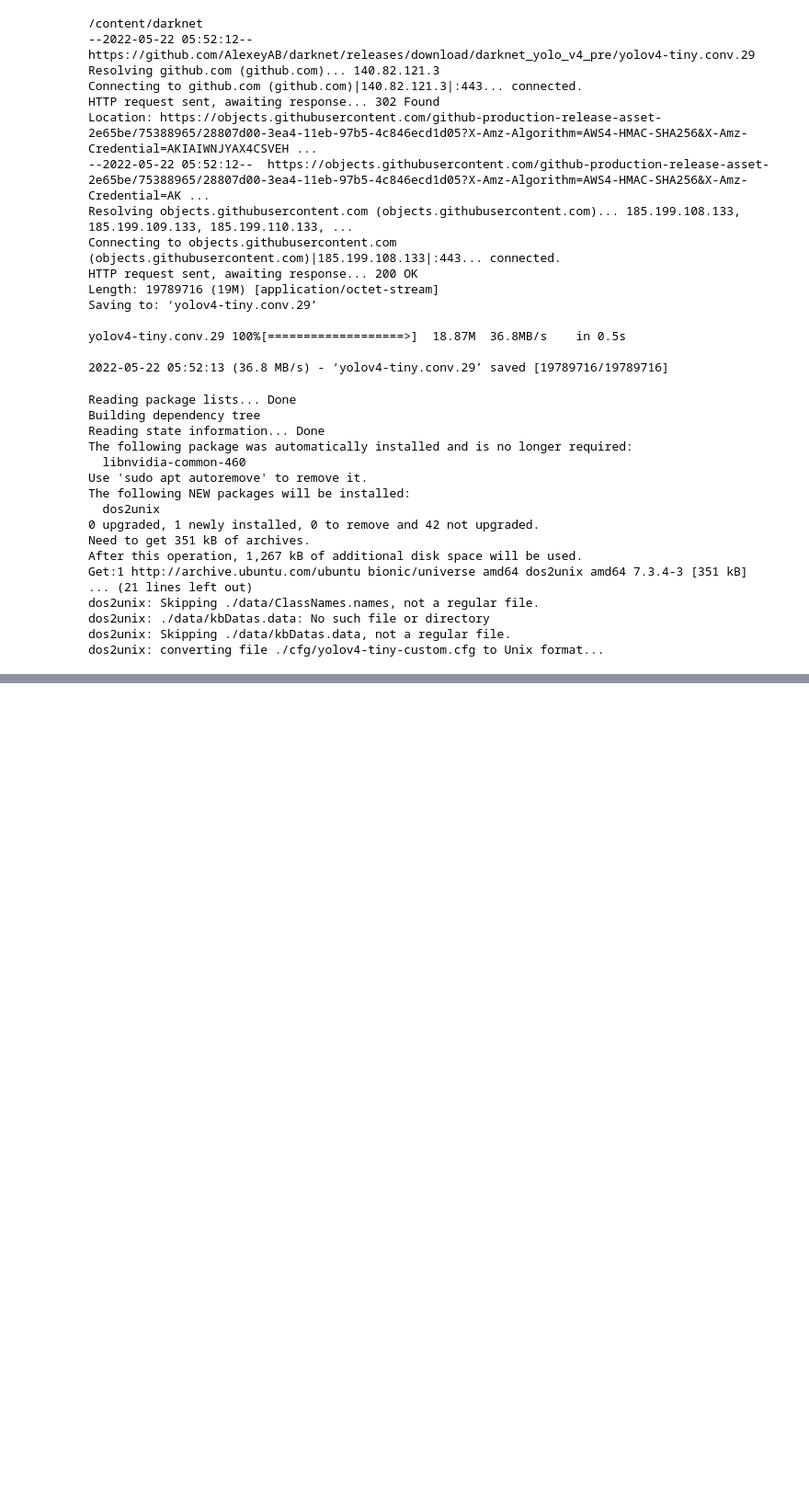
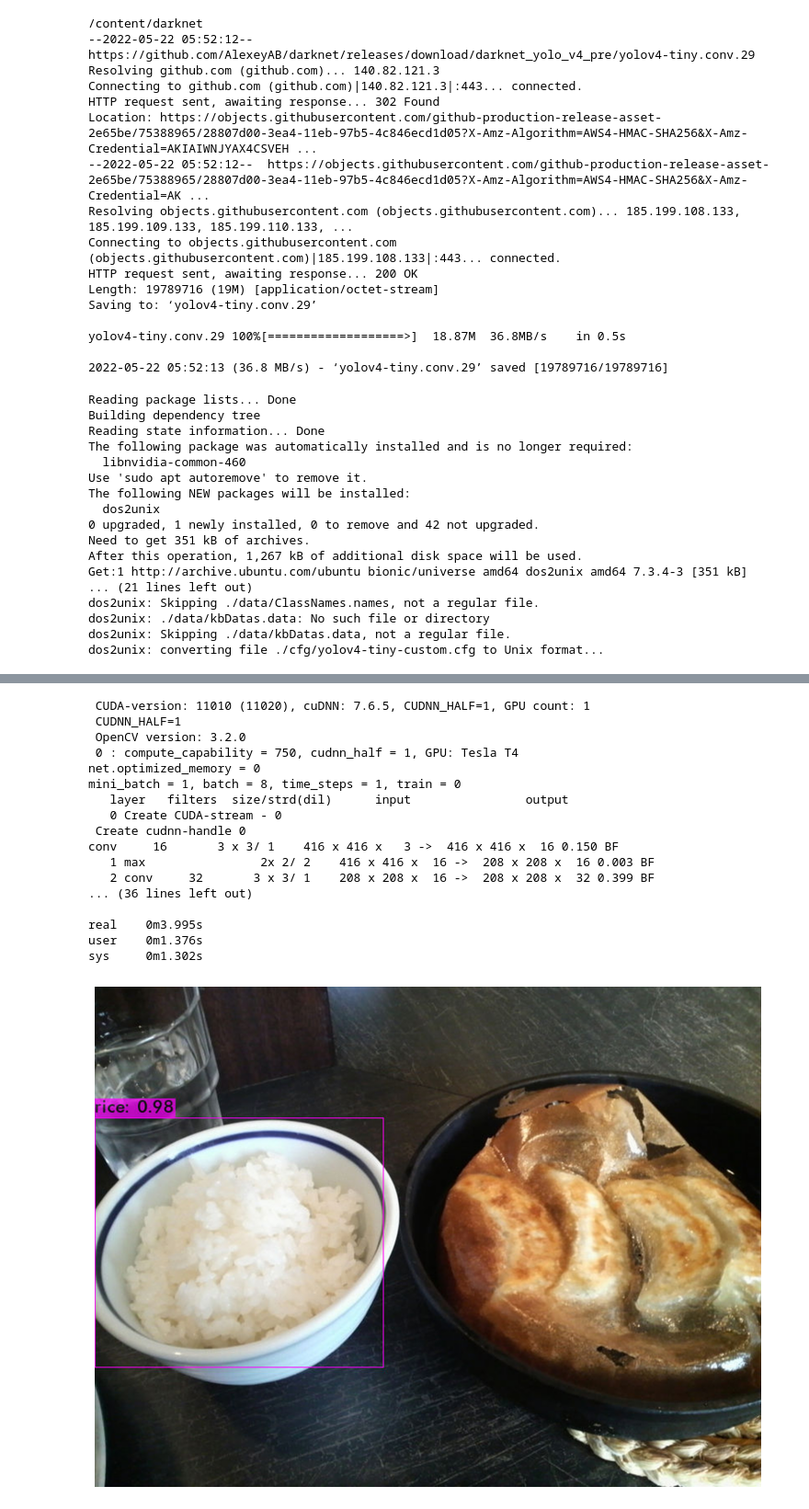
Before and after one commit to jeon-maker/Team4_food-project, a Jupyter notebook: jeon/pharsing.ipynb, the cells around one changed output, grey strips where cells are left out. Shown at 92% size. Saved outputs shown, nothing was run; the diff lists cells and outputs as text; code cells hidden in the pictures; blank space fills up the shorter version.

Commit message:
Colaboratory를 통해 생성됨

```diff
--- a/jeon/pharsing.ipynb
+++ b/jeon/pharsing.ipynb
@@ -253,0 +343,26 @@ cp: cannot stat '/content/darknet/train.log': No such file or directory
+# %%
+def imShow(path):
+  import cv2
+  import matplotlib.pyplot as plt
+  %matplotlib inline
+
+  image = cv2.imread(path)
+  height, width = image.shape[:2]
+  resized_image = cv2.resize(image, (3*width, 3*height), interpolation = cv2.INTER_CUBIC)
+
+  fig = plt.gcf()
+  fig.set_size_inches(18, 10)
+  plt.axis("off")
+  plt.imshow(cv2.cvtColor(resized_image, cv2.COLOR_BGR2RGB))
+  plt.show()
+
+def upload():
+  from google.colab import files
+  uploaded = files.upload()
+  for name, data in uploaded.items():
+    with open(name, 'wb') as f:
+      f.write(data)
+      print('saved file', name)
+def download(path):
+  from google.colab import files
+  files.download(path)
@@ -253,0 +432,23 @@ cp: cannot stat '/content/darknet/train.log': No such file or directory
+# %%
+!time ./darknet detector test data/FoodDatas.data cfg/yolov3-tiny.cfg backup/yolov3-tiny_best.weights data/images/1.jpg
+imShow('predictions.jpg')
+download('predictions.jpg')
+# %% [output]
+ CUDA-version: 11010 (11020), cuDNN: 7.6.5, CUDNN_HALF=1, GPU count: 1
+ CUDNN_HALF=1
+ OpenCV version: 3.2.0
+ 0 : compute_capability = 750, cudnn_half = 1, GPU: Tesla T4
+net.optimized_memory = 0
+mini_batch = 1, batch = 8, time_steps = 1, train = 0
+   layer   filters  size/strd(dil)      input                output
+   0 Create CUDA-stream - 0
+ Create cudnn-handle 0
+conv     16       3 x 3/ 1    416 x 416 x   3 ->  416 x 416 x  16 0.150 BF
+   1 max                2x 2/ 2    416 x 416 x  16 ->  208 x 208 x  16 0.003 BF
+   2 conv     32       3 x 3/ 1    208 x 208 x  16 ->  208 x 208 x  32 0.399 BF
+... (36 lines left out)
+
+real    0m3.995s
+user    0m1.376s
+sys     0m1.302s
+[figure, added]
```
Also changed, not shown: parts of 11 cells of this notebook.
